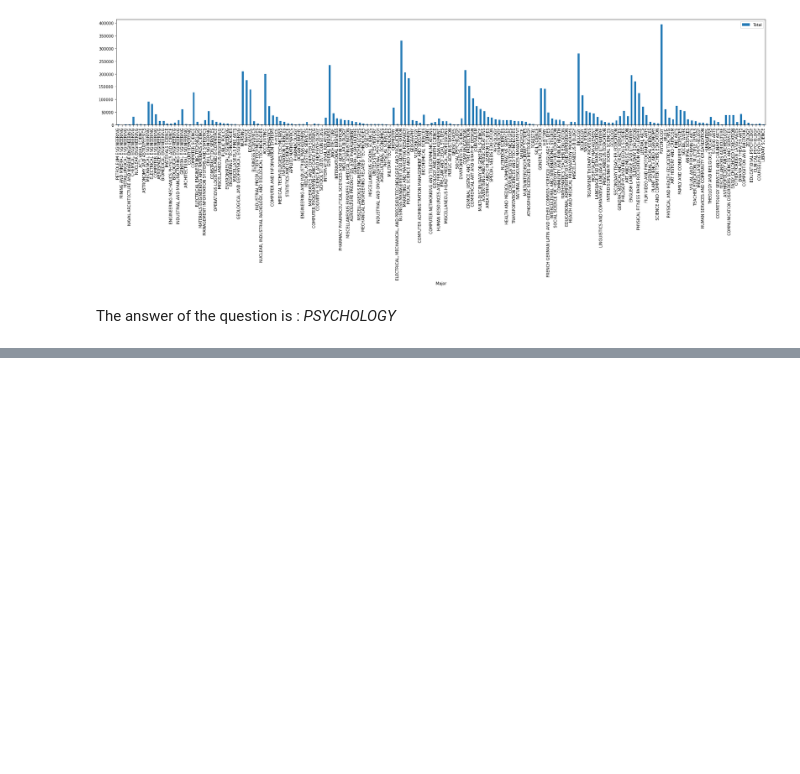
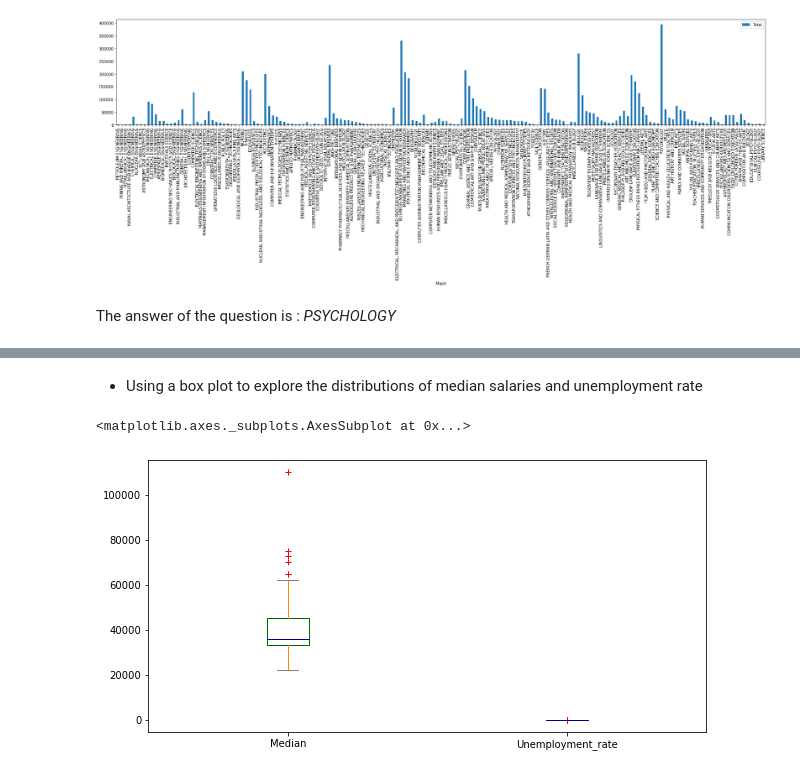
Before and after one commit to biad-iritie/Visualizing-Earnings-Based-On-College-Majors, a Jupyter notebook: Visualizing Earnings Based On College Majors.ipynb, the cells around one changed output, grey strips where cells are left out. Cells and saved outputs as stored; diff of their text form; code cells hidden in the pictures; blank space fills up the shorter version.

```diff
--- a/Visualizing Earnings Based On College Majors.ipynb
+++ b/Visualizing Earnings Based On College Majors.ipynb
@@ -191,0 +201,8 @@ The answer of the question is : *PSYCHOLOGY*
+# %% [markdown]
+- Using a box plot to explore the distributions of median salaries and unemployment rate
+# %%
+color = {'boxes': 'DarkGreen', 'whiskers': 'DarkOrange','medians': 'DarkBlue', 'caps': 'Gray'}
+recent_grads[['Median','Unemployment_rate']].plot.box(color=color, sym='r+', figsize = (10,5))
+# %% [output]
+<matplotlib.axes._subplots.AxesSubplot at 0x...>
+[figure, added]
```
Also changed, not shown: parts of 6 cells of this notebook.
